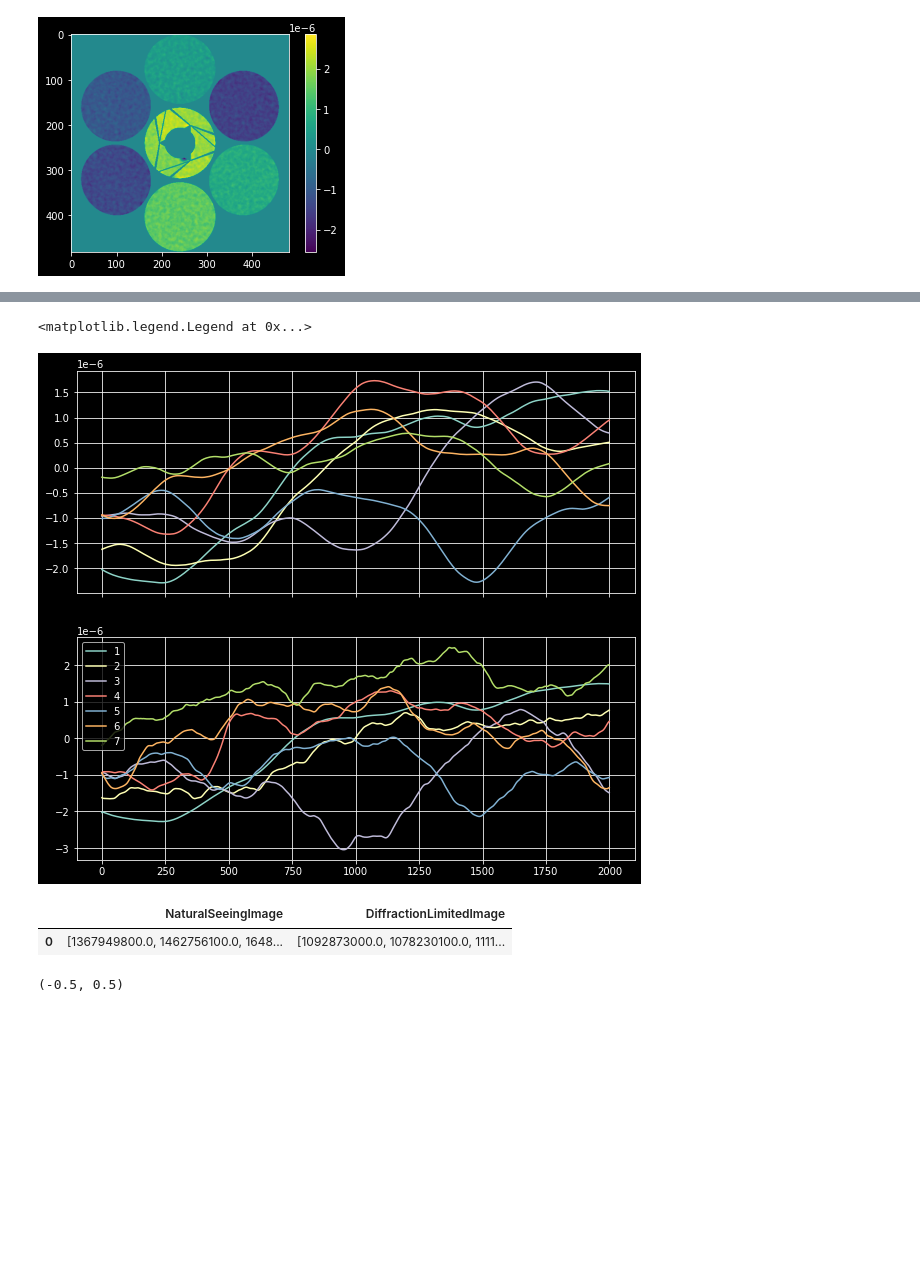
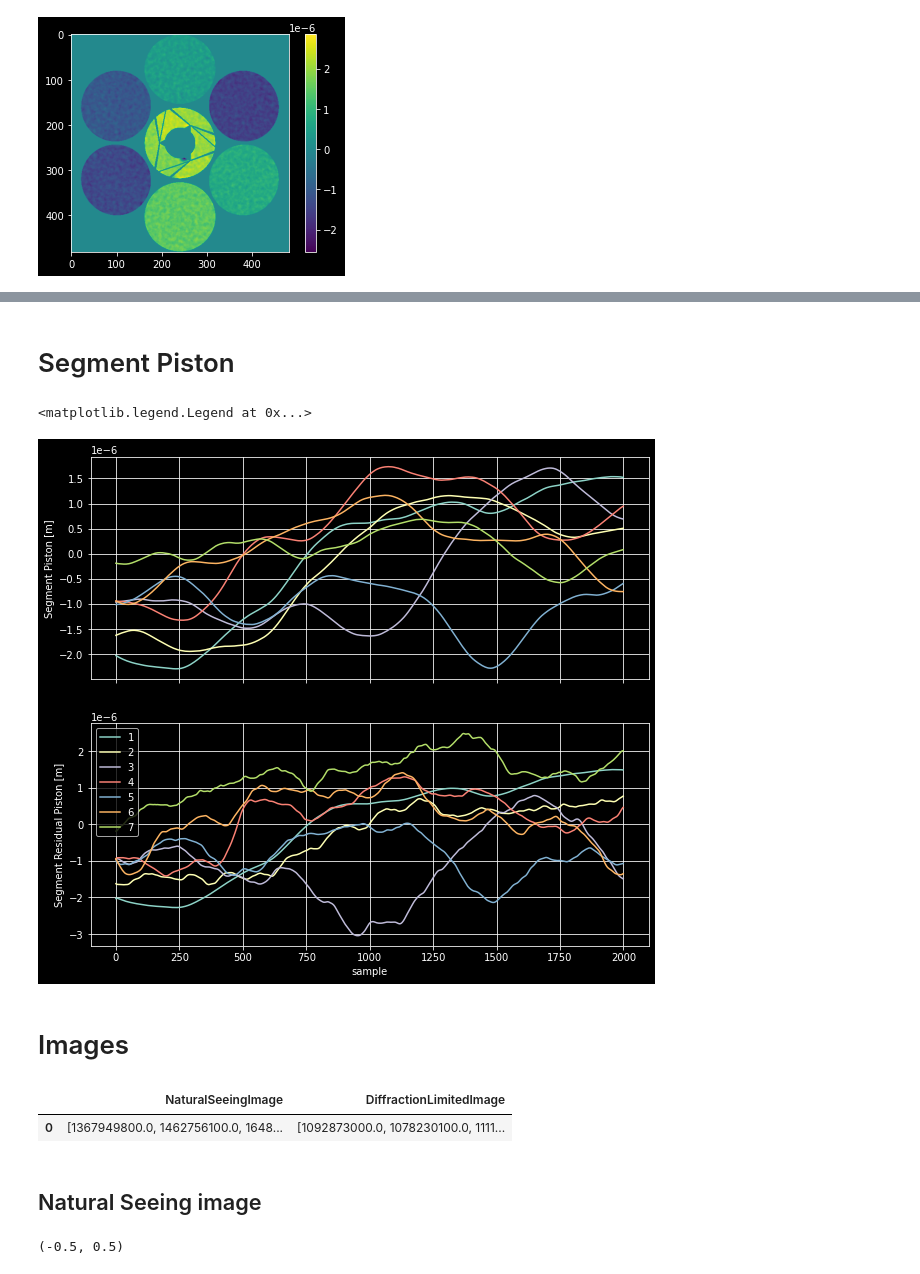
Before and after one commit to rconan/dos101, a Jupyter notebook: data.ipynb, the cells around one changed output, grey strips where cells are left out. Drawn from its saved outputs; the diff is of its cells as text; code cells hidden in the pictures; blank space fills up the shorter version.

```diff
--- a/data.ipynb
+++ b/data.ipynb
@@ -56,21 +73,30 @@ ax.legend(range(1, 8))
+# %% [markdown]
+# Segment Piston
 # %%
 fig, axs = plt.subplots(nrows=2,sharex=True,figsize=(10, 9))
 ax = axs[0]
 ax.plot(np.vstack(data["SegmentPiston"]))
+ax.set_ylabel("Segment Piston [m]")
 ax.grid()
 ax = axs[1]
 ax.plot(np.vstack(data["SegmentResidualPiston"]))
 ax.grid()
+ax.set_xlabel("sample")
+ax.set_ylabel("Segment Residual Piston [m]")
 ax.legend(range(1, 8))
 # %% [output]
 <matplotlib.legend.Legend at 0x...>
-[figure, old version]
+[figure, new version]
+# %% [markdown]
+# Images
 # %%
 frame = pd.read_parquet("frame.parquet")
 frame
 # %% [output]
 |  | NaturalSeeingImage | DiffractionLimitedImage |
 | 0 | [1367949800.0, 1462756100.0, 1648... | [1092873000.0, 1078230100.0, 1111... |
+# %% [markdown]
+## Natural Seeing image
 # %%
 fig,ax = plt.subplots(figsize=(10,10))
 px_scale = (180*3600/np.pi) * 0.5*0.5e-6/25.5
```
Also changed, not shown: parts of 8 cells of this notebook.
